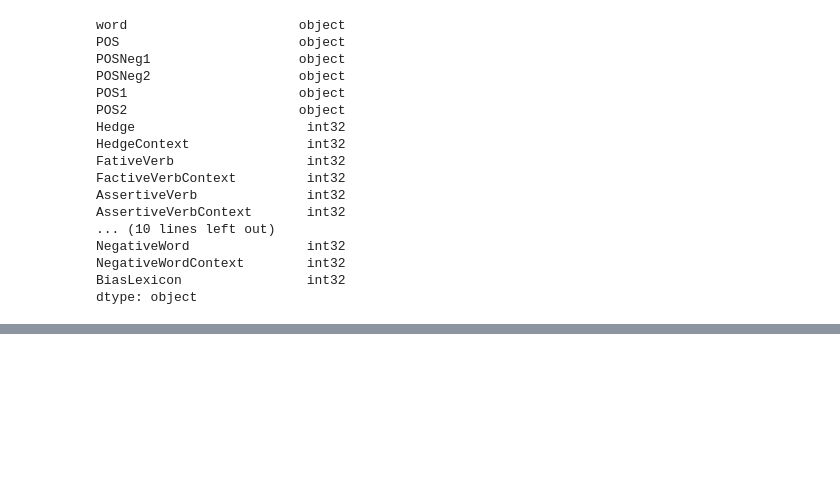
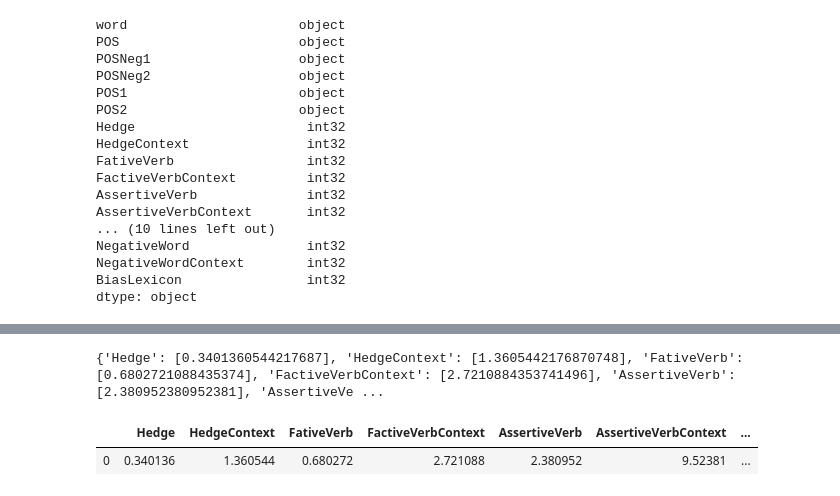
Before and after one commit to jklu-jaipur/Political-Biasness-Detection, a Jupyter notebook: PoliticalBiasnessDetection.ipynb, the cells around one changed output, grey strips where cells are left out. Cells and saved outputs as stored; diff of their text form; code cells hidden in the pictures; blank space fills up the shorter version.

```diff
--- a/PoliticalBiasnessDetection.ipynb
+++ b/PoliticalBiasnessDetection.ipynb
@@ -1151,15 +1334,69 @@ df
 # %%
-# some analysis
+'''# some analysis
 result= {
     'Property':[],
     'Total':[],
     'Percentage':[]
 }
 r,c = df.shape
 for col in df.columns:
     if col!='word' and col!='POS' and col!='POSNeg1' and col!='POSNeg2' and col!='POS1' and col!='POS2':
         #print(col ,"            ", df[col].sum(),"         ", df[col].sum()/r)
         result['Property'].append(col)
         result['Total'].append(df[col].sum())
         result['Percentage'].append((df[col].sum()/r)*100)
 #print(result)
+'''
+r,c = df.shape
+result={
+        'Hedge':[],
+        'HedgeContext':[],
+        'FativeVerb':[],
+        'FactiveVerbContext':[],
+        'AssertiveVerb':[],
+        'AssertiveVerbContext':[],
+        'ImplicativeVerb':[],
+        'ImplicativeVerbContext':[],
+        'ReportVerb':[],
+        'ReportVerbContext':[],
+        'StrongSub':[],
+        'StrongSubContext':[],
+        'WeakSub':[],
+        'WeakSubContext':[],
+        'PositiveWord':[],
+        'PositiveWordContext':[],
+        'NegativeWord':[],
+        'NegativeWordContext':[],
+        'BiasLexicon':[]
+}
+for col in df.columns:
+    if col!='word' and col!='POS' and col!='POSNeg1' and col!='POSNeg2' and col!='POS1' and col!='POS2':
+        result[col].append((df[col].sum()/r)*100)
+print(result)
+
+df = pd.DataFrame(result, columns = [
+        'Hedge',
+        'HedgeContext',
+        'FativeVerb',
+        'FactiveVerbContext',
+        'AssertiveVerb',
+        'AssertiveVerbContext',
+        'ImplicativeVerb',
+        'ImplicativeVerbContext',
+        'ReportVerb',
+        'ReportVerbContext',
+        'StrongSub',
+        'StrongSubContext',
+        'WeakSub',
+        'WeakSubContext',
+        'PositiveWord',
+        'PositiveWordContext',
+        'NegativeWord',
+        'NegativeWordContext',
+        'BiasLexicon']
+        )
+df
+# %% [output]
+{'Hedge': [0.3401360544217687], 'HedgeContext': [1.3605442176870748], 'FativeVerb': [0.6802721088435374], 'FactiveVerbContext': [2.7210884353741496], 'AssertiveVerb': [2.380952380952381], 'AssertiveVe ...
+|  | Hedge | HedgeContext | FativeVerb | FactiveVerbContext | AssertiveVerb | AssertiveVerbContext | ... |
+| 0 | 0.340136 | 1.360544 | 0.680272 | 2.721088 | 2.380952 | 9.52381 | ... |
```
Also changed, not shown: parts of 13 cells of this notebook, 7 other files.
